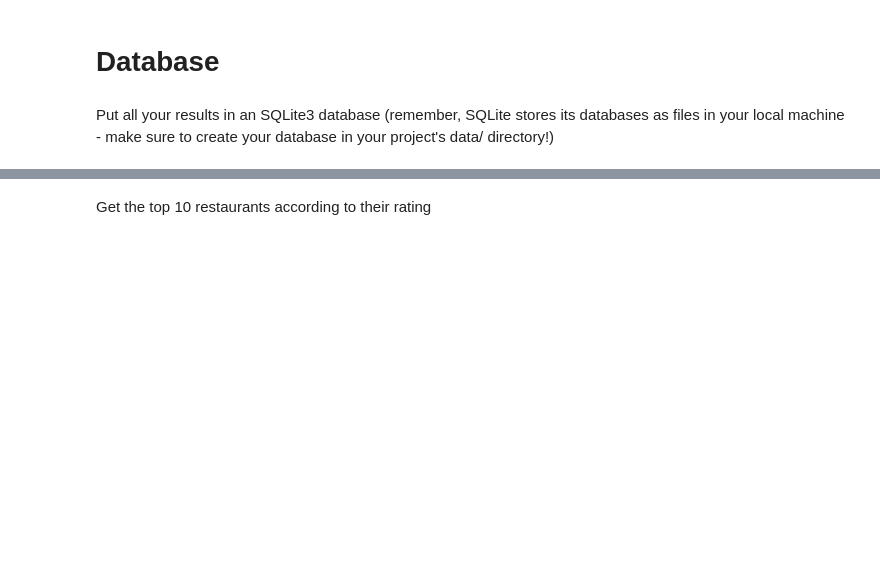
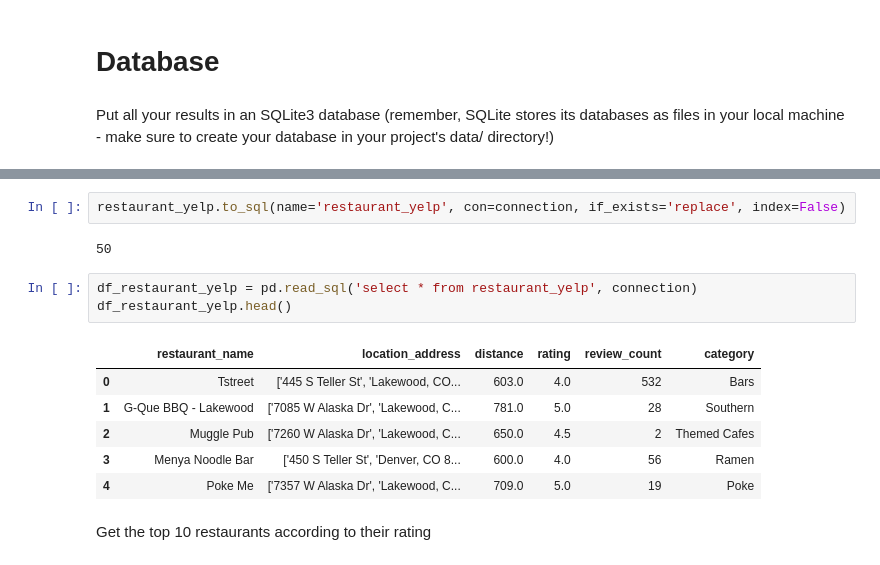
Before and after one commit to irenethebest/Yelp_vs_Foursquare_API, a Jupyter notebook: notebooks/EDA_restuarants.ipynb, the cells around one changed output, grey strips where cells are left out. Cells and saved outputs as stored; diff of their text form; blank space fills up the shorter version.

```diff
--- a/notebooks/EDA.ipynb
+++ b/notebooks/EDA_restuarants.ipynb
@@ -228,2 +208,16 @@ Put all your results in an SQLite3 database (remember, SQLite stores its databas
+# %%
+restaurant_yelp.to_sql(name='restaurant_yelp', con=connection, if_exists='replace', index=False)
+# %% [output]
+50
+# %%
+df_restaurant_yelp = pd.read_sql('select * from restaurant_yelp', connection)
+df_restaurant_yelp.head()
+# %% [output]
+|  | restaurant_name | location_address | distance | rating | review_count | category |
+| 0 | Tstreet | ['445 S Teller St', 'Lakewood, CO... | 603.0 | 4.0 | 532 | Bars |
+| 1 | G-Que BBQ - Lakewood | ['7085 W Alaska Dr', 'Lakewood, C... | 781.0 | 5.0 | 28 | Southern |
+| 2 | Muggle Pub | ['7260 W Alaska Dr', 'Lakewood, C... | 650.0 | 4.5 | 2 | Themed Cafes |
+| 3 | Menya Noodle Bar | ['450 S Teller St', 'Denver, CO 8... | 600.0 | 4.0 | 56 | Ramen |
+| 4 | Poke Me | ['7357 W Alaska Dr', 'Lakewood, C... | 709.0 | 5.0 | 19 | Poke |
 # %% [markdown]
 Get the top 10 restaurants according to their rating
```
Also changed, not shown: parts of 19 cells of this notebook, 9 other files.
